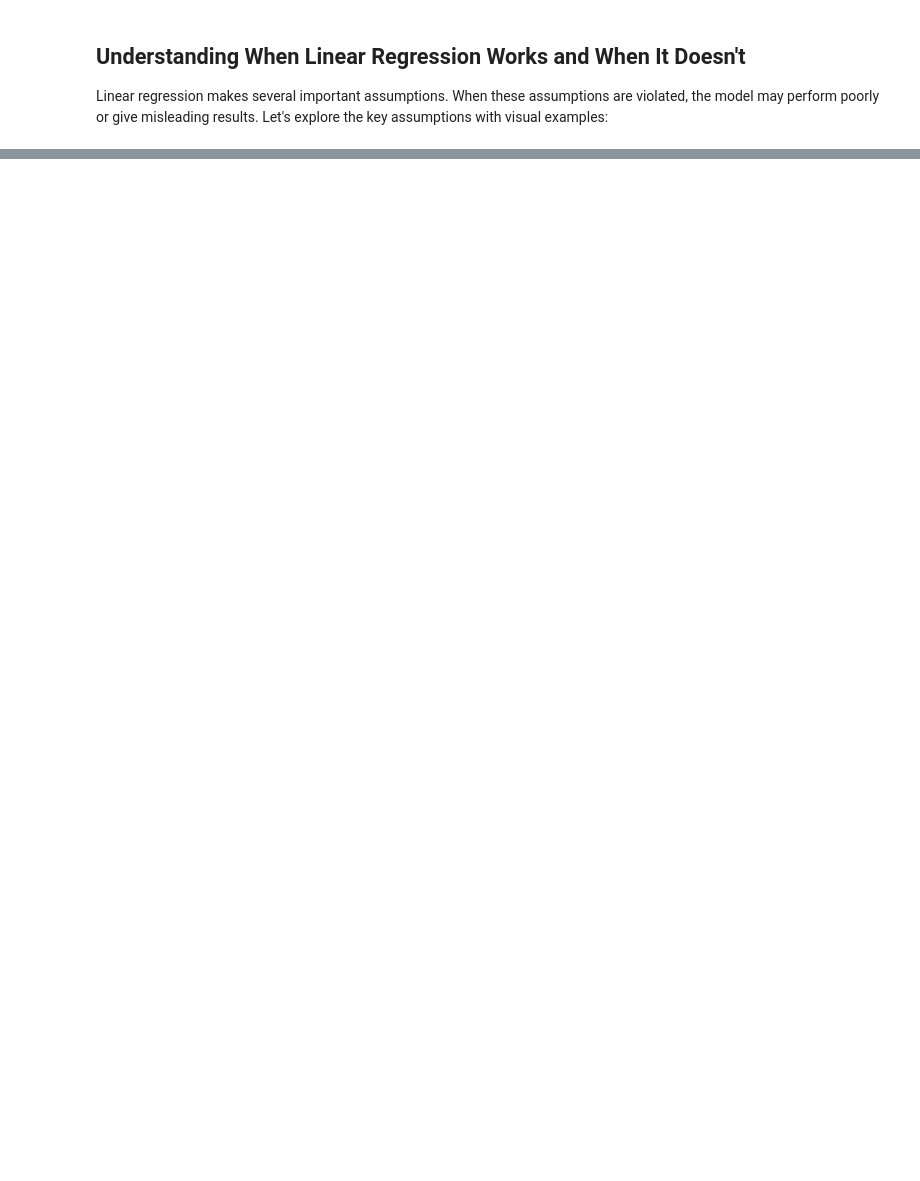
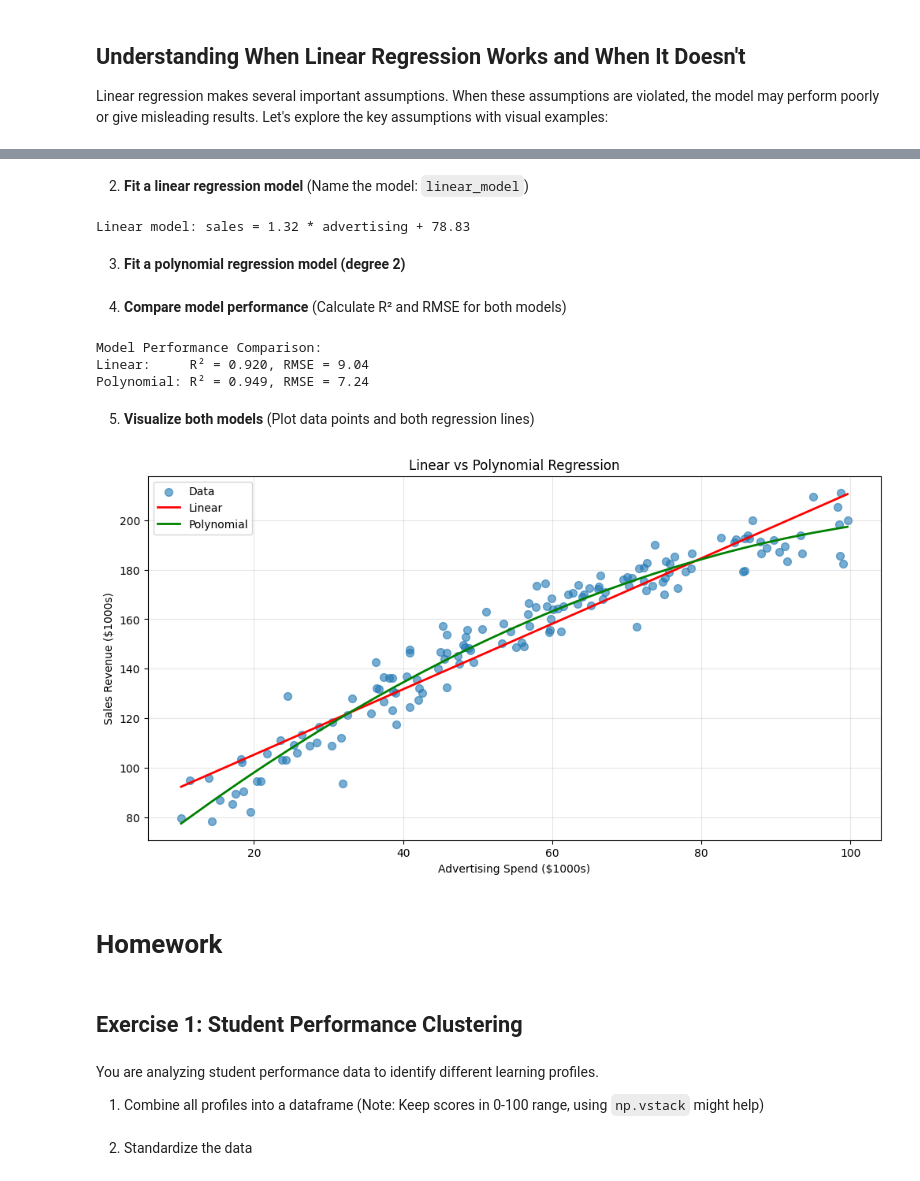
Before and after one commit to KubaJerz/VLab_AI_ML_Training, a Jupyter notebook: summer25-workshop/01clusters_and_regression.ipynb, the cells around one changed output, grey strips where cells are left out. Drawn from its saved outputs; the diff is of its cells as text; code cells hidden in the pictures; blank space fills up the shorter version.

```diff
--- a/summer25-workshop/01clusters_and_regression.ipynb
+++ b/summer25-workshop/01clusters_and_regression.ipynb
@@ -1553,0 +753,28 @@ Testing set: 10 observations
+# %% [markdown]
+2. **Fit a linear regression model** (Name the model: `linear_model`)
+# %%
+X_ad = advertising_spend.reshape(-1, 1)
+y_sales = sales_revenue
+
+linear_model = LinearRegression()
+linear_model.fit(X_ad, y_sales)
+y_pred_linear = linear_model.predict(X_ad)
+# %%
+
+# Extract coefficients
+slope = linear_model.coef_[0]
+intercept = linear_model.intercept_
+print(f"Linear model: sales = {slope:.2f} * advertising + {intercept:.2f}")
+# %% [output]
+Linear model: sales = 1.32 * advertising + 78.83
+# %% [markdown]
+3. **Fit a polynomial regression model (degree 2)**
+# %%
+poly_features = PolynomialFeatures(degree=2)
+X_poly = poly_features.fit_transform(X_ad)
+
+poly_model = LinearRegression()
+poly_model.fit(X_poly, y_sales)
+y_pred_poly = poly_model.predict(X_poly)
+# %% [markdown]
+4. **Compare model performance** (Calculate R² and RMSE for both models)
@@ -1553,0 +787,35 @@ Testing set: 10 observations
+# %%
+print("Model Performance Comparison:")
+print(f"Linear:     R² = {r2_linear:.3f}, RMSE = {rmse_linear:.2f}")
+print(f"Polynomial: R² = {r2_poly:.3f}, RMSE = {rmse_poly:.2f}")
+# %% [output]
+Model Performance Comparison:
+Linear:     R² = 0.920, RMSE = 9.04
+Polynomial: R² = 0.949, RMSE = 7.24
+# %% [markdown]
+5. **Visualize both models** (Plot data points and both regression lines)
+# %%
+plt.figure(figsize=(12, 6))
+
+# Sort data for smooth polynomial line
+sort_idx = np.argsort(advertising_spend)
+x_sorted = advertising_spend[sort_idx]
+y_linear_sorted = y_pred_linear[sort_idx]
+y_poly_sorted = y_pred_poly[sort_idx]
+
+plt.scatter(advertising_spend, sales_revenue, alpha=0.6, s=50, label='Data')
+plt.plot(x_sorted, y_linear_sorted, color='red', linewidth=2, label='Linear')
+plt.plot(x_sorted, y_poly_sorted, color='green', linewidth=2, label='Polynomial')
+
+plt.xlabel('Advertising Spend ($1000s)')
+plt.ylabel('Sales Revenue ($1000s)')
+plt.title('Linear vs Polynomial Regression')
+plt.legend()
+plt.grid(True, alpha=0.3)
+plt.show()
+# %% [output]
+[figure, added]
+# %% [markdown]
+# Homework
+# %% [markdown]
+## Exercise 1: Student Performance Clustering
@@ -1553,0 +834,4 @@ Testing set: 10 observations
+# %% [markdown]
+You are analyzing student performance data to identify different learning profiles.
+
+1. Combine all profiles into a dataframe (Note: Keep scores in 0-100 range, using `np.vstack` might help)
@@ -1553,0 +842,2 @@ Testing set: 10 observations
+# %% [markdown]
+2. Standardize the data
```
Also changed, not shown: parts of 106 cells of this notebook, 3 other files.
